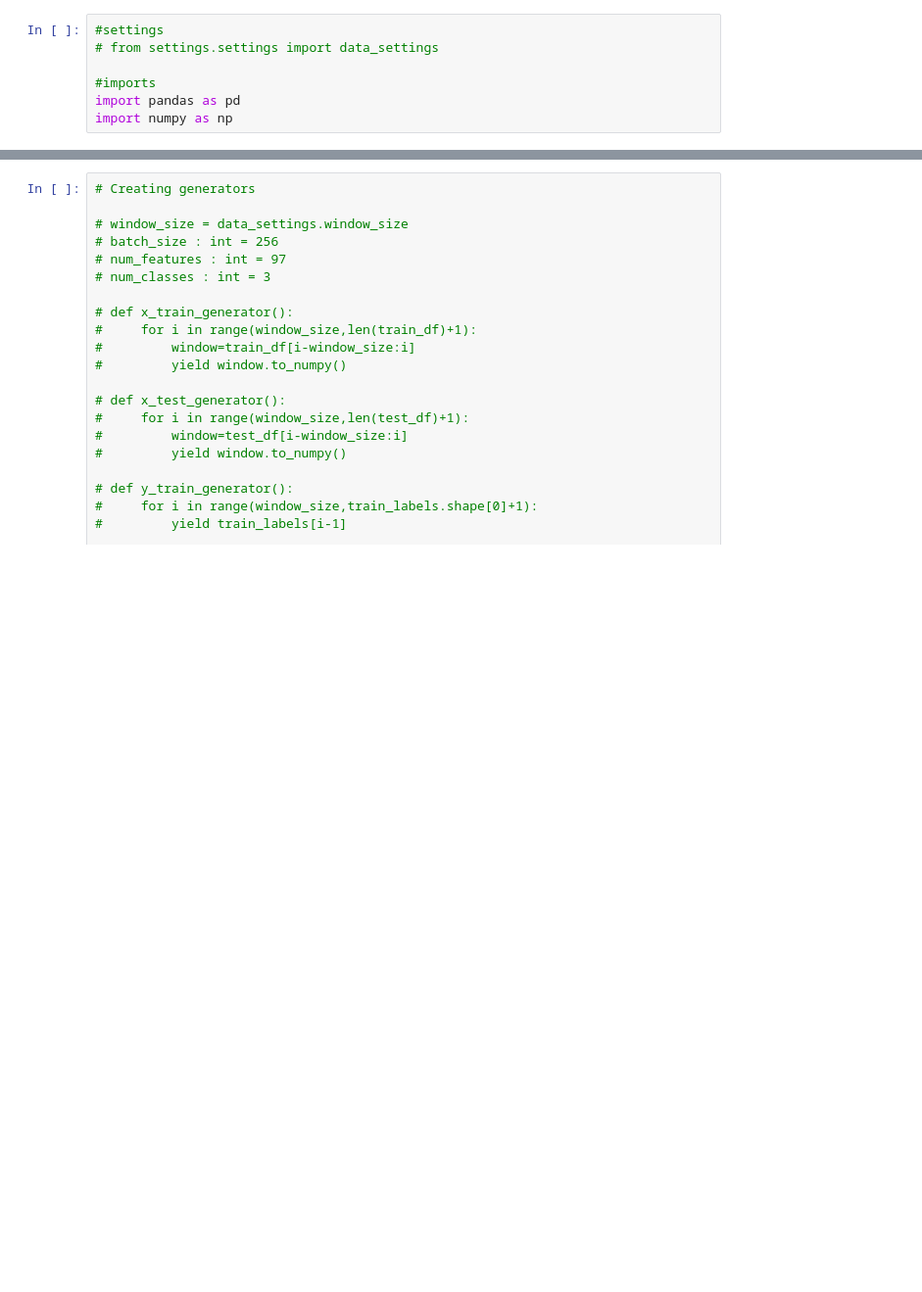
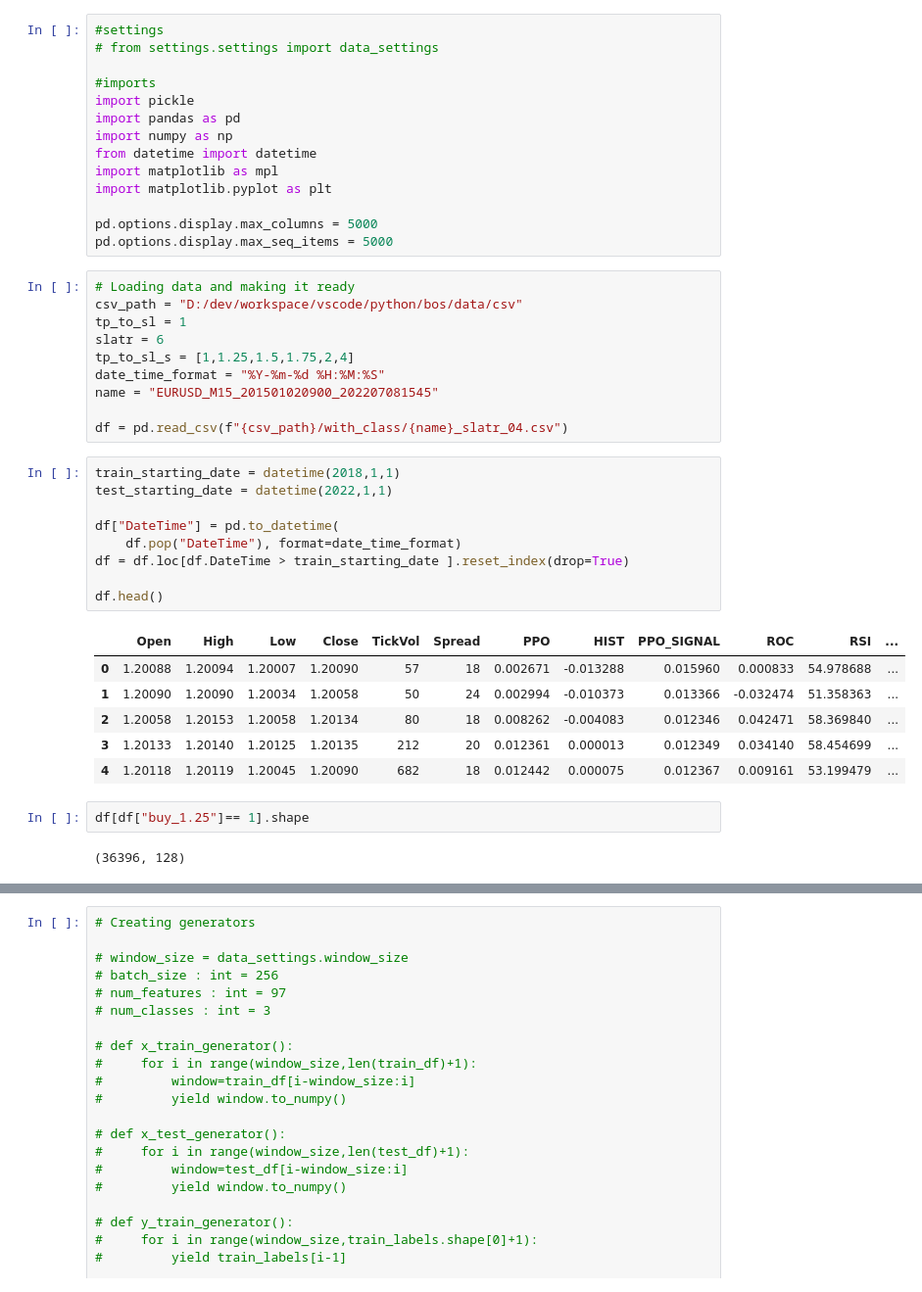
Before and after one commit to slickmorty/bos, a Jupyter notebook: model.ipynb, the cells around one changed output, grey strips where cells are left out. Shown at 98% size. Drawn from its saved outputs; the diff is of its cells as text; blank space fills up the shorter version.

```diff
--- a/model.ipynb
+++ b/model.ipynb
@@ -3,5 +3,42 @@
 # from settings.settings import data_settings
 
 #imports
+import pickle
 import pandas as pd
 import numpy as np
+from datetime import datetime
+import matplotlib as mpl
+import matplotlib.pyplot as plt
+
+pd.options.display.max_columns = 5000
+pd.options.display.max_seq_items = 5000
+# %%
+# Loading data and making it ready
+csv_path = "D:/dev/workspace/vscode/python/bos/data/csv"
+tp_to_sl = 1
+slatr = 6
+tp_to_sl_s = [1,1.25,1.5,1.75,2,4]
+date_time_format = "%Y-%m-%d %H:%M:%S"
+name = "EURUSD_M15_201501020900_202207081545"
+
+df = pd.read_csv(f"{csv_path}/with_class/{name}_slatr_04.csv")
+# %%
+train_starting_date = datetime(2018,1,1)
+test_starting_date = datetime(2022,1,1)
+
+df["DateTime"] = pd.to_datetime(
+    df.pop("DateTime"), format=date_time_format)
+df = df.loc[df.DateTime > train_starting_date ].reset_index(drop=True)
+
+df.head()
+# %% [output]
+|  | Open | High | Low | Close | TickVol | Spread | PPO | HIST | PPO_SIGNAL | ROC | RSI | ... |
+| 0 | 1.20088 | 1.20094 | 1.20007 | 1.20090 | 57 | 18 | 0.002671 | -0.013288 | 0.015960 | 0.000833 | 54.978688 | ... |
+| 1 | 1.20090 | 1.20090 | 1.20034 | 1.20058 | 50 | 24 | 0.002994 | -0.010373 | 0.013366 | -0.032474 | 51.358363 | ... |
+| 2 | 1.20058 | 1.20153 | 1.20058 | 1.20134 | 80 | 18 | 0.008262 | -0.004083 | 0.012346 | 0.042471 | 58.369840 | ... |
+| 3 | 1.20133 | 1.20140 | 1.20125 | 1.20135 | 212 | 20 | 0.012361 | 0.000013 | 0.012349 | 0.034140 | 58.454699 | ... |
+| 4 | 1.20118 | 1.20119 | 1.20045 | 1.20090 | 682 | 18 | 0.012442 | 0.000075 | 0.012367 | 0.009161 | 53.199479 | ... |
+# %%
+df[df["buy_1.25"]== 1].shape
+# %% [output]
+(36396, 128)
```
Also changed, not shown: parts of 25 cells of this notebook.
